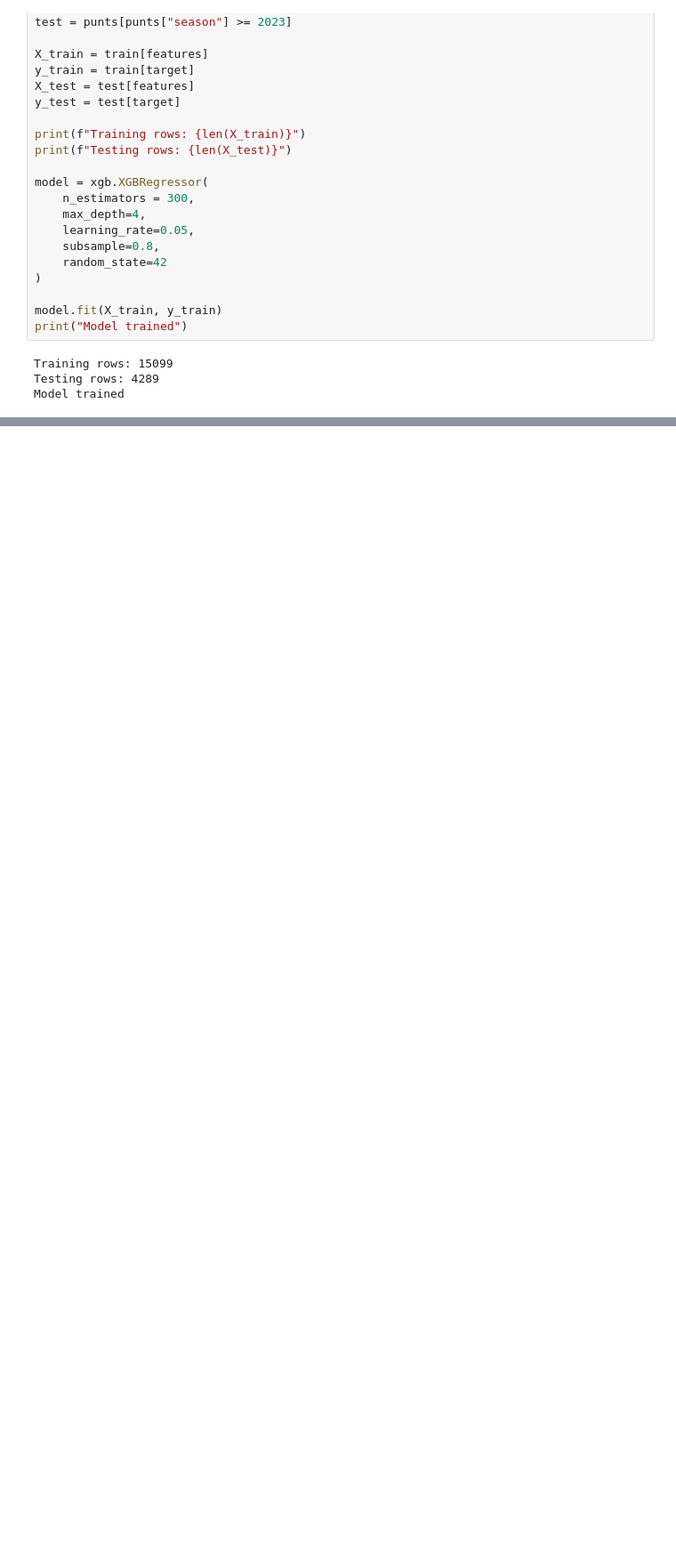
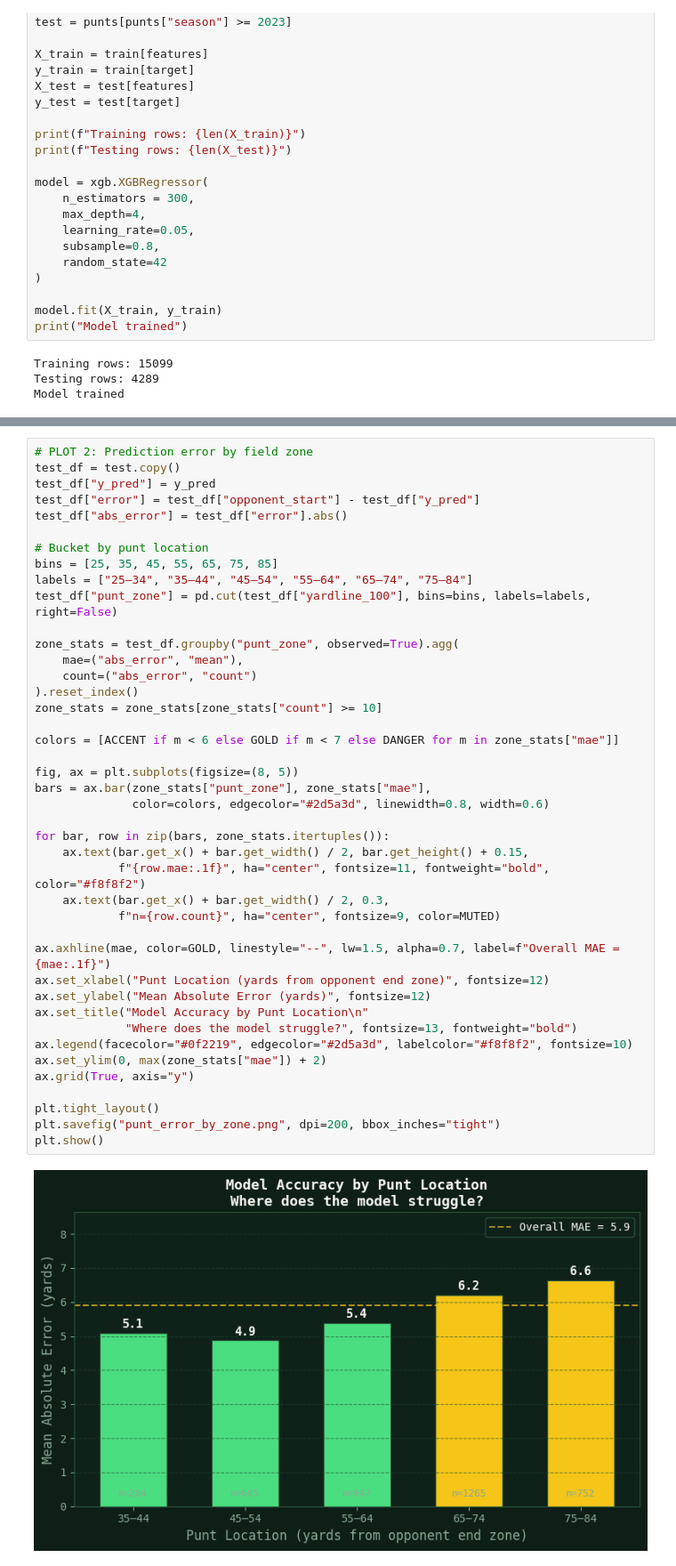
Before and after one commit to Bruin-Sports-Analytics/nfl-ot-4th-down-model, a Jupyter notebook: notebooks/punt_outcome_model.ipynb, the cells around one changed output, grey strips where cells are left out. Shown at 89% size. Drawn from its saved outputs; the diff is of its cells as text; blank space fills up the shorter version.

```diff
--- a/notebooks/punt_outcome_model.ipynb
+++ b/notebooks/punt_outcome_model.ipynb
@@ -207,0 +268,44 @@ Model saved
+# %%
+# PLOT 2: Prediction error by field zone
+test_df = test.copy()
+test_df["y_pred"] = y_pred
+test_df["error"] = test_df["opponent_start"] - test_df["y_pred"]
+test_df["abs_error"] = test_df["error"].abs()
+
+# Bucket by punt location
+bins = [25, 35, 45, 55, 65, 75, 85]
+labels = ["25–34", "35–44", "45–54", "55–64", "65–74", "75–84"]
+test_df["punt_zone"] = pd.cut(test_df["yardline_100"], bins=bins, labels=labels, right=False)
+
+zone_stats = test_df.groupby("punt_zone", observed=True).agg(
+    mae=("abs_error", "mean"),
+    count=("abs_error", "count")
+).reset_index()
+zone_stats = zone_stats[zone_stats["count"] >= 10]
+
+colors = [ACCENT if m < 6 else GOLD if m < 7 else DANGER for m in zone_stats["mae"]]
+
+fig, ax = plt.subplots(figsize=(8, 5))
+bars = ax.bar(zone_stats["punt_zone"], zone_stats["mae"],
+              color=colors, edgecolor="#2d5a3d", linewidth=0.8, width=0.6)
+
+for bar, row in zip(bars, zone_stats.itertuples()):
+    ax.text(bar.get_x() + bar.get_width() / 2, bar.get_height() + 0.15,
+            f"{row.mae:.1f}", ha="center", fontsize=11, fontweight="bold", color="#f8f8f2")
+    ax.text(bar.get_x() + bar.get_width() / 2, 0.3,
+            f"n={row.count}", ha="center", fontsize=9, color=MUTED)
+
+ax.axhline(mae, color=GOLD, linestyle="--", lw=1.5, alpha=0.7, label=f"Overall MAE = {mae:.1f}")
+ax.set_xlabel("Punt Location (yards from opponent end zone)", fontsize=12)
+ax.set_ylabel("Mean Absolute Error (yards)", fontsize=12)
+ax.set_title("Model Accuracy by Punt Location\n"
+             "Where does the model struggle?", fontsize=13, fontweight="bold")
+ax.legend(facecolor="#0f2219", edgecolor="#2d5a3d", labelcolor="#f8f8f2", fontsize=10)
+ax.set_ylim(0, max(zone_stats["mae"]) + 2)
+ax.grid(True, axis="y")
+
+plt.tight_layout()
+plt.savefig("punt_error_by_zone.png", dpi=200, bbox_inches="tight")
+plt.show()
+# %% [output]
+[figure, added]
```
Also changed, not shown: parts of 5 cells of this notebook.
